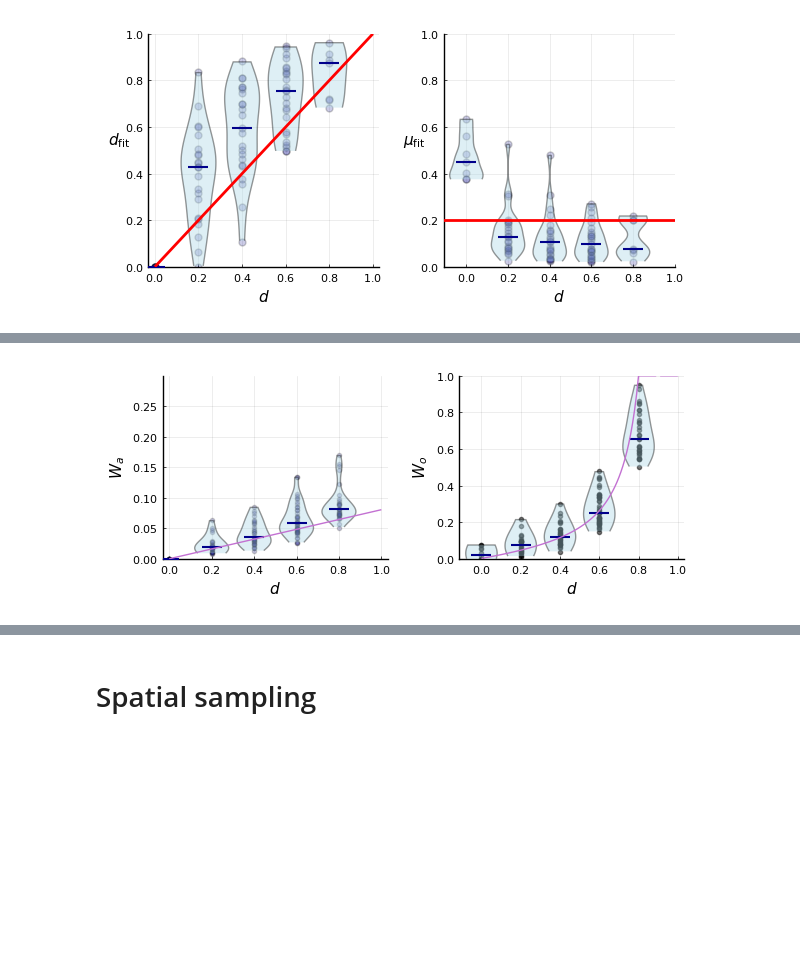
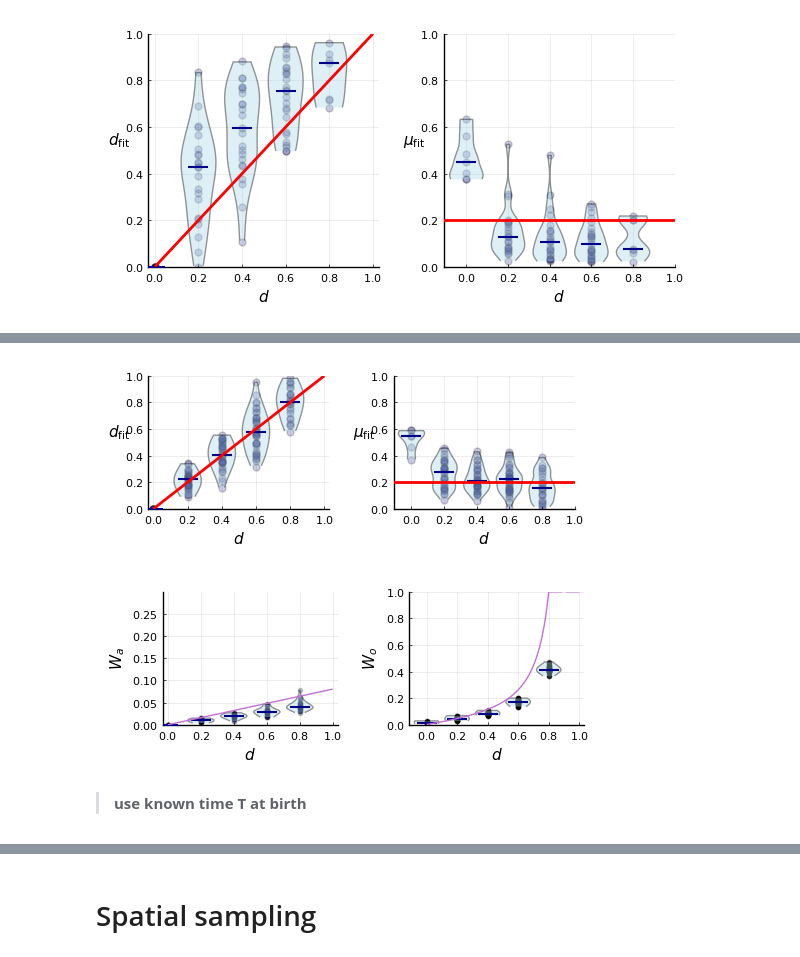
Before and after one commit to aangaji/Turnover, a Jupyter notebook: inference_rework.ipynb, the cells around one changed output, grey strips where cells are left out. Saved outputs shown, nothing was run; the diff lists cells and outputs as text; code cells hidden in the pictures; blank space fills up the shorter version.

```diff
--- a/inference_rework.ipynb
+++ b/inference_rework.ipynb
@@ -90,9 +77,17 @@ plot_infresult_violin(ds[mask], dfits[mask], mufits[mask]; mu=0.2)
+# %%
+ds, dfits, mufits = infer_params( tumorinfo; Nthresh_orph=Nthresh_orph, Nthresh_estr=Nthresh_estr, Wa, Wo)
+mask = .!ismissing.(mufits)
+plot_infresult_violin(ds[mask], dfits[mask], mufits[mask]; mu=0.2, size=(500,200))
+# %% [output]
+[figure, added]
 # %%
-Nthresh_orph , Nthresh_estr = 1000, 500
+Nthresh_orph , Nthresh_estr = 7000, 5000
 ds, Wa, Wo = get_turnover(tumorinfo; useknown_N = true, Nthresh_orph, Nthresh_estr,
     tumor_sample_func = df -> df)
 mask = .!(isnan.(Wo))
 ds, Wa, Wo = ds[mask], Wa[mask], Wo[mask]
-plot_turnover_violin(ds, Wa, Wo; Nthresh_orph=Nthresh, Nthresh_estr=Nthresh, mu=0.2)
+plot_turnover_violin(ds, Wa, Wo; Nthresh_orph=Nthresh, Nthresh_estr=Nthresh, mu=0.2, size=(500,200))
 # %% [output]
-[figure, old version]
+[figure, new version]
+# %% [markdown]
+> **use known time T at birth**
```
Also changed, not shown: parts of 44 cells of this notebook, 19 other files.
